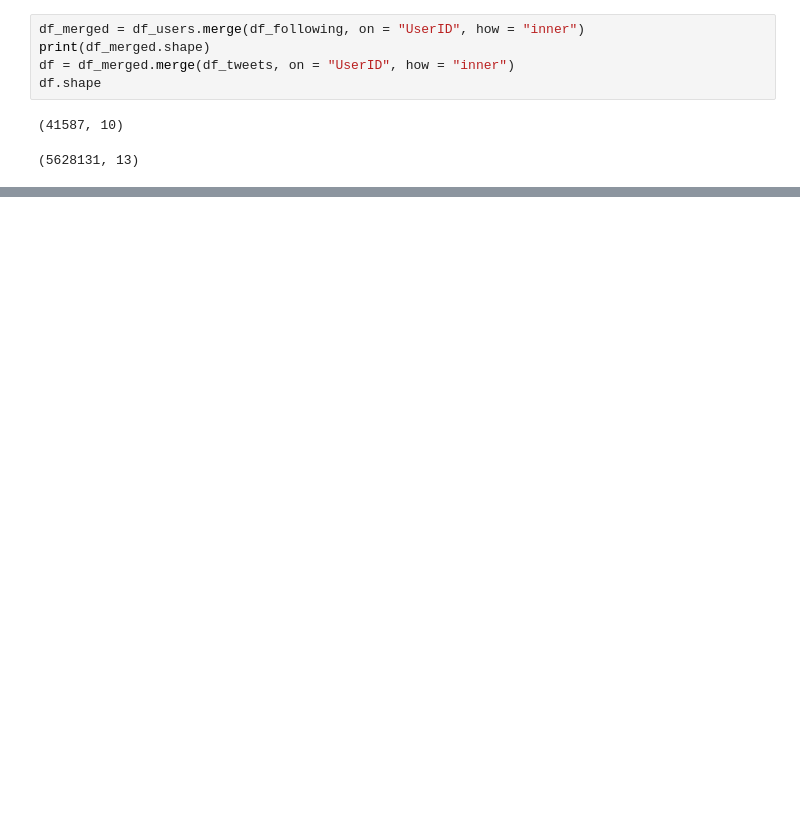
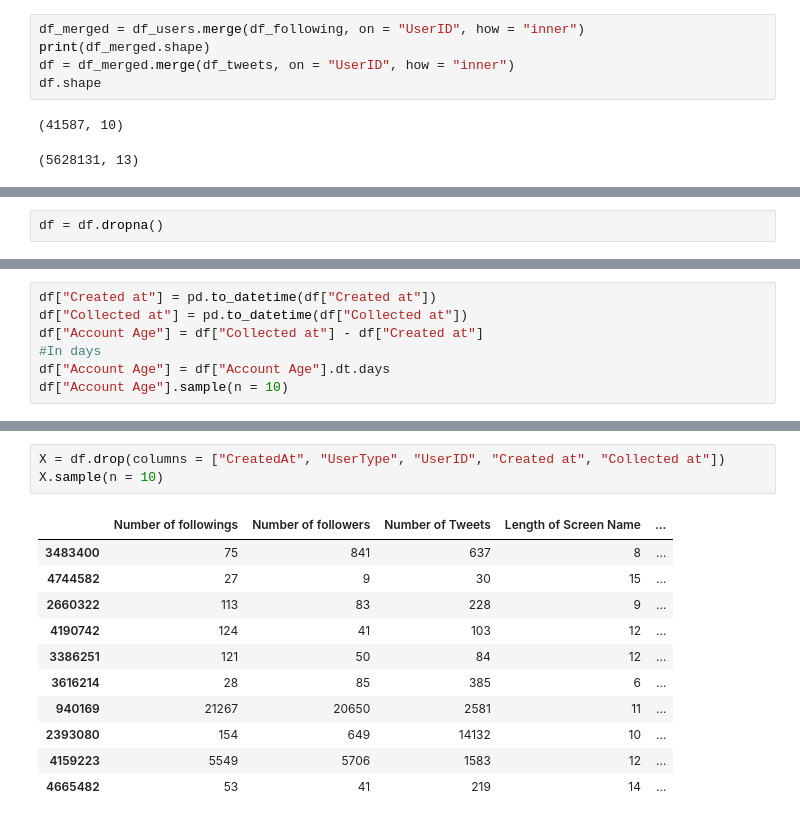
Before and after one commit to rohitkhadka1/SocialHoneyPotAnalyzer, a Jupyter notebook: Twitter_User_Analysis.ipynb, the cells around one changed output, grey strips where cells are left out. Cells and saved outputs as stored; diff of their text form; blank space fills up the shorter version.

```diff
--- a/Twitter_User_Analysis.ipynb
+++ b/Twitter_User_Analysis.ipynb
@@ -238,0 +331,2 @@ fatal: could not read Username for 'https://github.com': No such device or addre
+# %%
+df = df.dropna()
@@ -238,0 +351,7 @@ fatal: could not read Username for 'https://github.com': No such device or addre
+# %%
+df["Created at"] = pd.to_datetime(df["Created at"])
+df["Collected at"] = pd.to_datetime(df["Collected at"])
+df["Account Age"] = df["Collected at"] - df["Created at"]
+#In days
+df["Account Age"] = df["Account Age"].dt.days
+df["Account Age"].sample(n = 10)
@@ -238,0 +371,15 @@ fatal: could not read Username for 'https://github.com': No such device or addre
+# %%
+X = df.drop(columns = ["CreatedAt", "UserType", "UserID", "Created at", "Collected at"])
+X.sample(n = 10)
+# %% [output]
+|  | Number of followings | Number of followers | Number of Tweets | Length of Screen Name | ... |
+| 3483400 | 75 | 841 | 637 | 8 | ... |
+| 4744582 | 27 | 9 | 30 | 15 | ... |
+| 2660322 | 113 | 83 | 228 | 9 | ... |
+| 4190742 | 124 | 41 | 103 | 12 | ... |
+| 3386251 | 121 | 50 | 84 | 12 | ... |
+| 3616214 | 28 | 85 | 385 | 6 | ... |
+| 940169 | 21267 | 20650 | 2581 | 11 | ... |
+| 2393080 | 154 | 649 | 14132 | 10 | ... |
+| 4159223 | 5549 | 5706 | 1583 | 12 | ... |
+| 4665482 | 53 | 41 | 219 | 14 | ... |
```
Also changed, not shown: parts of 16 cells of this notebook.
